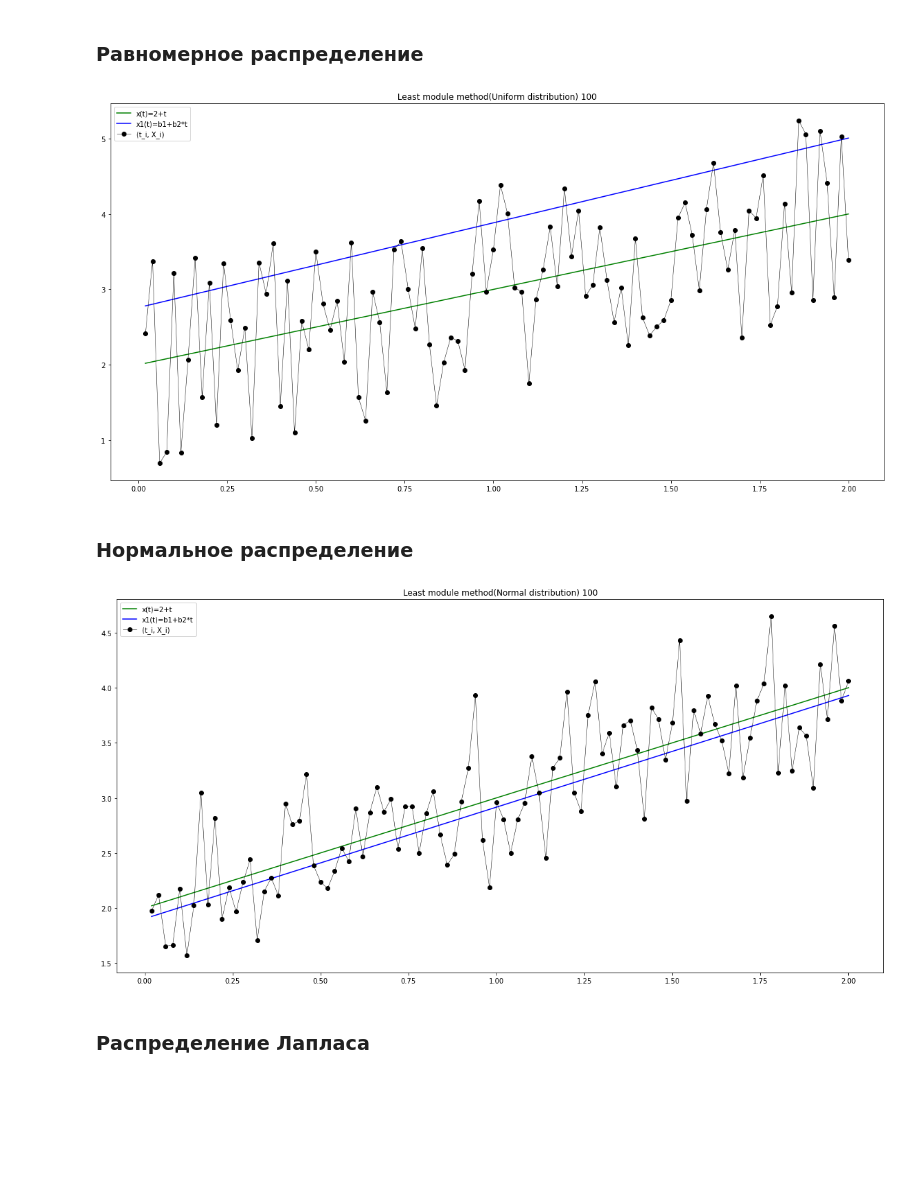
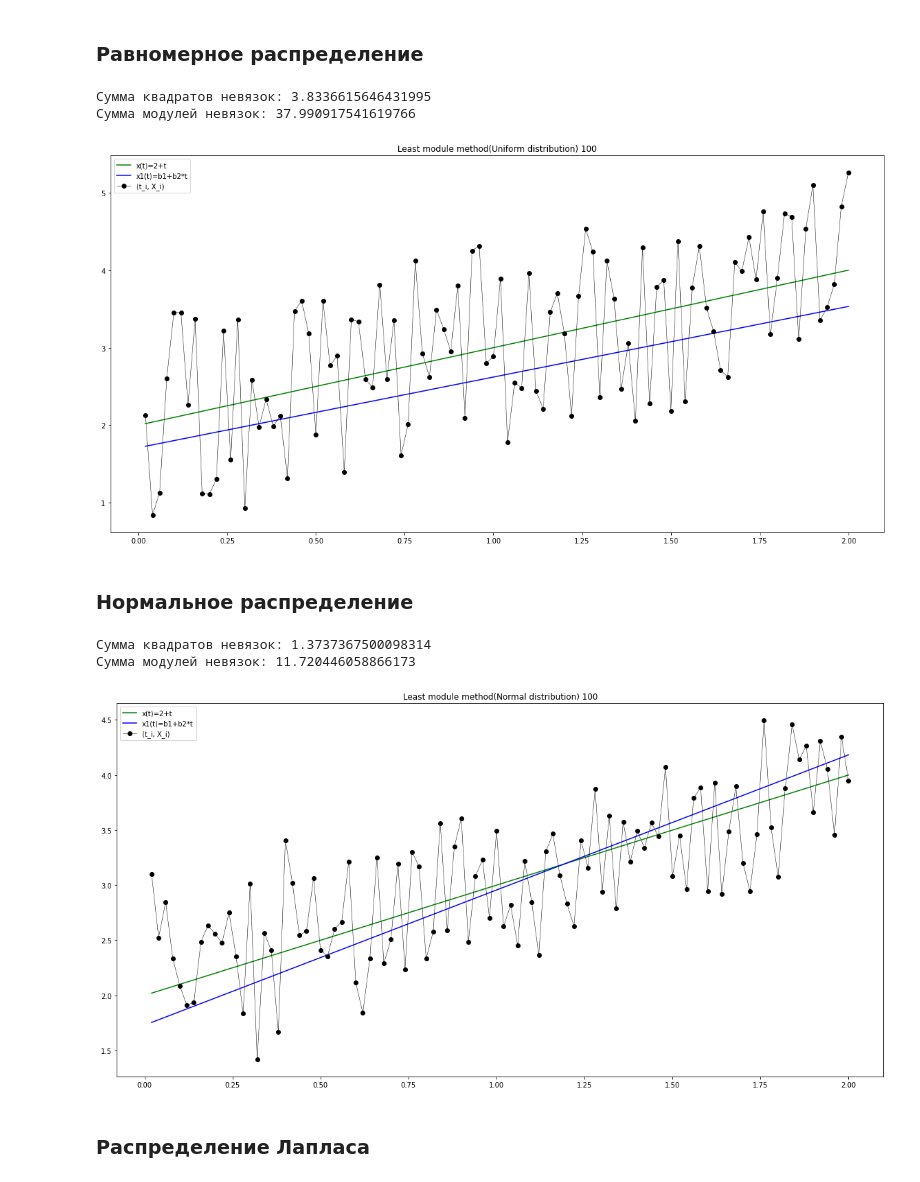
Before and after one commit to rw404/MS, a Jupyter notebook: Distributions.ipynb, the cells around one changed output. Drawn from its saved outputs; the diff is of its cells as text; code cells hidden in the pictures; blank space fills up the shorter version.

```diff
--- a/Distributions.ipynb
+++ b/Distributions.ipynb
@@ -1035,30 +1056,44 @@ def LMM(n = 100, delta = 0.001, X_func = X_i, F = F_construct()):
 ### Равномерное распределение
 # %%
 t = t_gen()
+U_LMM = LMM(X_func = X_i)
+Uniform_M = X_i()
 fig, ax = plt.subplots(figsize=(20, 10))
 plt.plot(t, truth(t), color = 'g')
-plt.plot(t, LMM(X_func = X_i), color='b')
-plt.plot(t, X_i(), color='k', marker = 'o', linewidth = 0.5)
+plt.plot(t, U_LMM, color='b')
+plt.plot(t, Uniform_M, color='k', marker = 'o', linewidth = 0.5)
 plt.legend(["x(t)=2+t", "x1(t)=b1+b2*t", "(t_i, X_i)"])
 plt.title("Least module method(Uniform distribution) " + str(len(t)))
 
 plt.savefig("./Task_3_2/LMM_unif_"+str(len(t))+".png")
+
+print("Сумма квадратов невязок: " + str(np.linalg.norm(U_LMM-truth(t))))
+print("Сумма модулей невязок: " + str((np.abs(U_LMM-truth(t))).sum()))
 # %% [output]
+Сумма квадратов невязок: 3.8336615646431995
+Сумма модулей невязок: 37.990917541619766
-[figure, old version]
+[figure, new version]
 # %% [markdown]
 ### Нормальное распределение
 # %%
 t = t_gen()
+N_LMM = LMM(X_func = new_X_i)
+Normal_M = new_X_i()
 fig, ax = plt.subplots(figsize=(20, 10))
 plt.plot(t, truth(t), color = 'g')
-plt.plot(t, LMM(X_func = new_X_i), color='b')
-plt.plot(t, new_X_i(), color='k', marker = 'o', linewidth = 0.5)
+plt.plot(t, N_LMM, color='b')
+plt.plot(t, Normal_M, color='k', marker = 'o', linewidth = 0.5)
 plt.legend(["x(t)=2+t", "x1(t)=b1+b2*t", "(t_i, X_i)"])
 plt.title("Least module method(Normal distribution) " + str(len(t)))
 
 plt.savefig("./Task_3_2/LMM_normal_"+str(len(t))+".png")
+
+print("Сумма квадратов невязок: " + str(np.linalg.norm(N_LMM-truth(t))))
+print("Сумма модулей невязок: " + str((np.abs(N_LMM-truth(t))).sum()))
 # %% [output]
+Сумма квадратов невязок: 1.3737367500098314
+Сумма модулей невязок: 11.720446058866173
-[figure, old version]
+[figure, new version]
 # %% [markdown]
 ### Распределение Лапласа
 # %%
```
Also changed, not shown: parts of 4 cells of this notebook, 6 other files.
